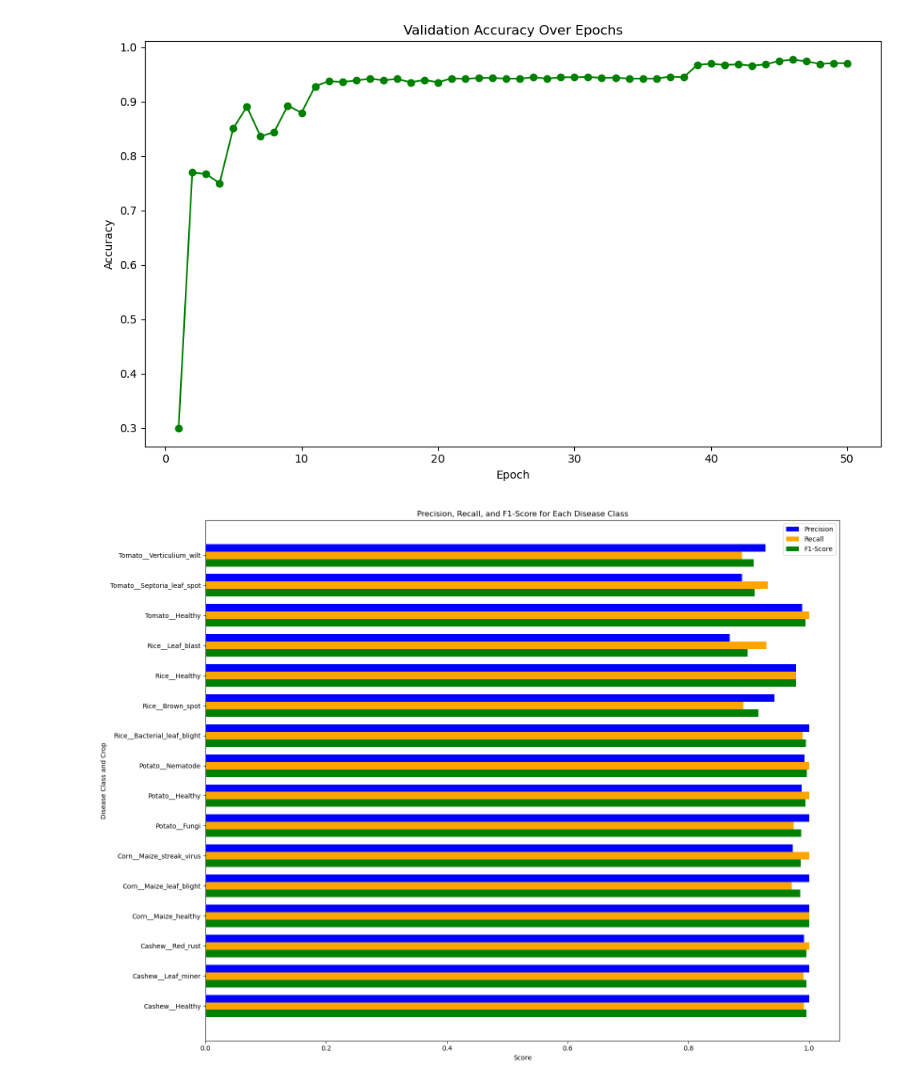
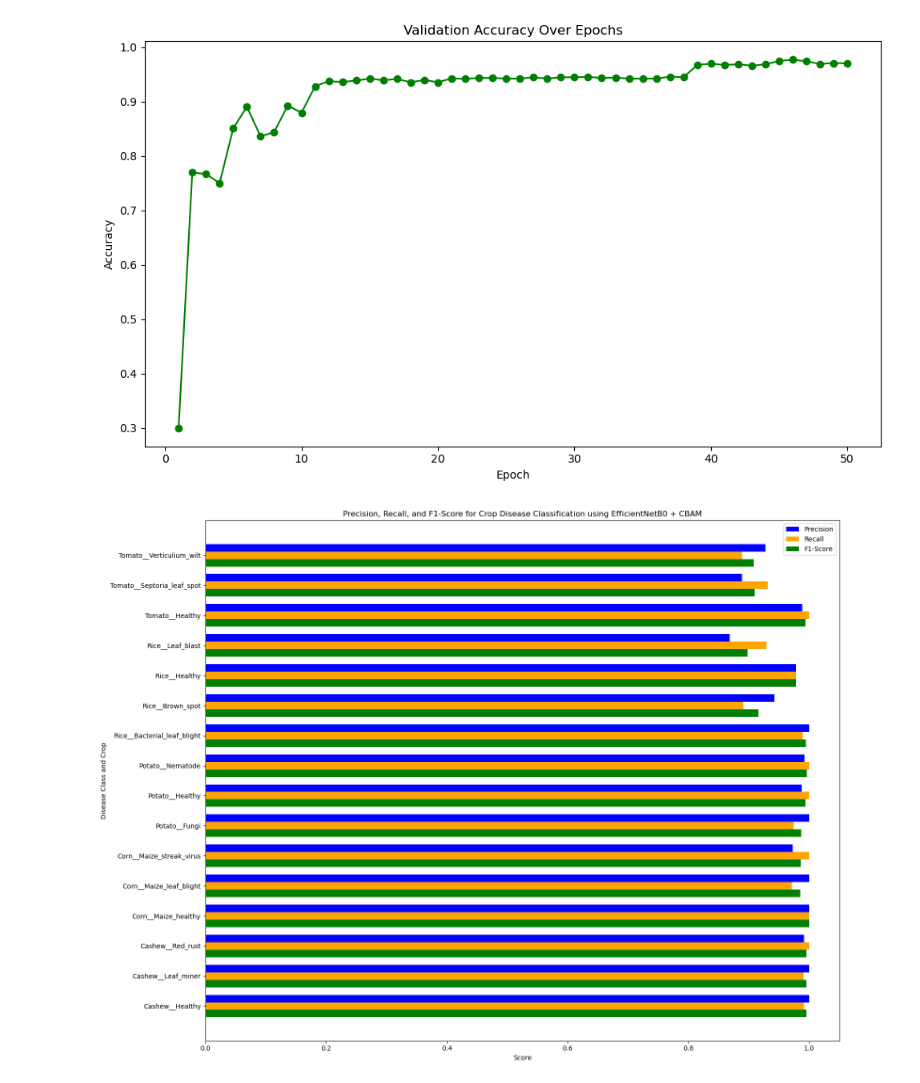
Before and after one commit to RizStillLearning/multicrop_disease_classification, a Jupyter notebook: visualization.ipynb, the cells around one changed output. Drawn from its saved outputs; the diff is of its cells as text; code cells hidden in the pictures.

```diff
--- a/visualization.ipynb
+++ b/visualization.ipynb
@@ -88,20 +88,20 @@ f1_scores = [report[cls]['f1-score'] for cls in classes]
 # %%
 import numpy as np
 import matplotlib.pyplot as plt
 
 y = np.arange(len(classes))
 width = 0.25
 
 plt.figure(figsize=(16, 12))
 plt.barh(y + width, precisions, width, label='Precision', color='blue')
 plt.barh(y, recalls, width, label='Recall', color='orange')
 plt.barh(y - width, f1_scores, width, label='F1-Score', color='green')
 plt.ylabel('Disease Class and Crop')
 plt.xlabel('Score')
-plt.title('Precision, Recall, and F1-Score for Each Disease Class')
+plt.title('Precision, Recall, and F1-Score for Crop Disease Classification using EfficientNetB0 + CBAM')
 plt.yticks(y, classes)
 plt.legend()
 plt.tight_layout()
 plt.show()
 # %% [output]
-[figure, old version]
+[figure, new version]
```
Also changed, not shown: parts of 2 cells of this notebook, 4 other files.
